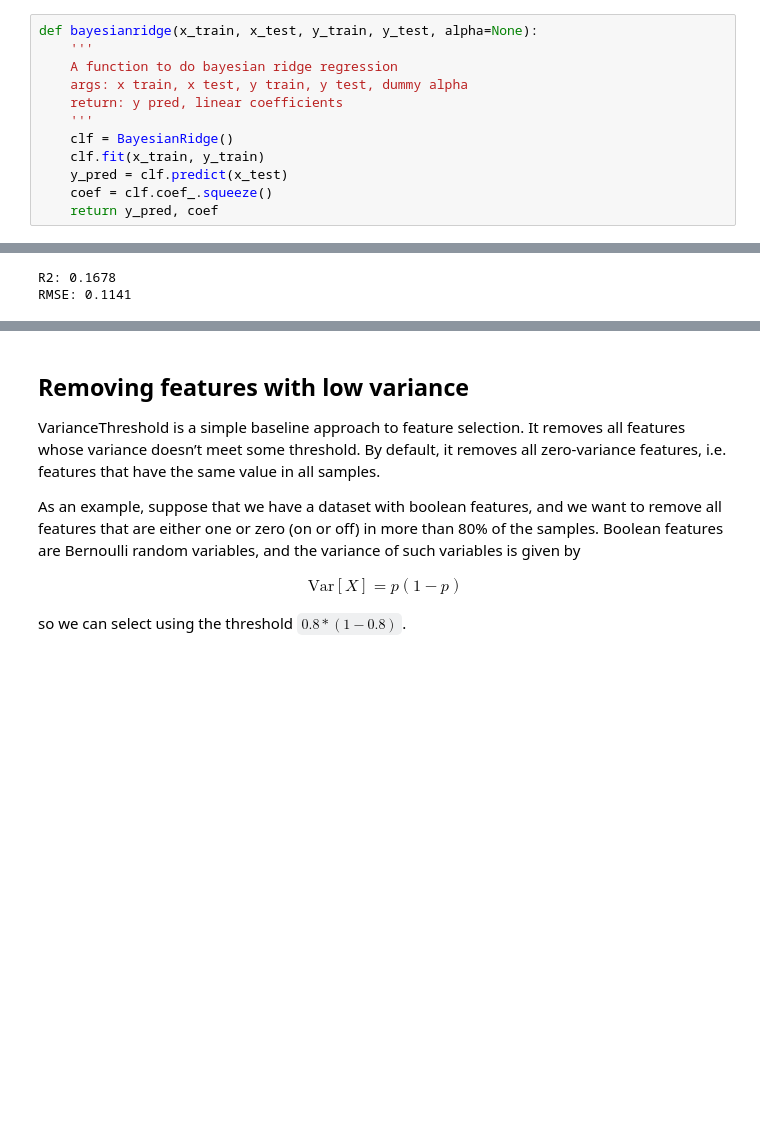
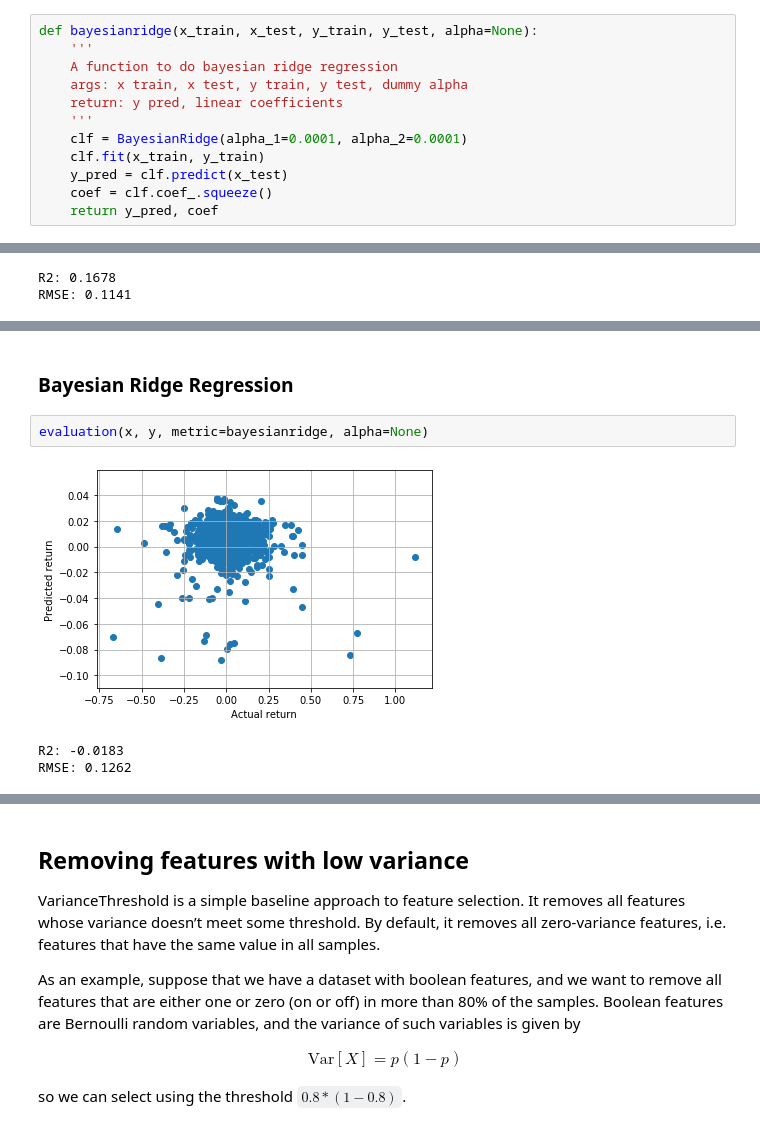
Before and after one commit to yxr126/yujiaren, a Jupyter notebook: Stock_return.ipynb, the cells around one changed output, grey strips where cells are left out. Saved outputs shown, nothing was run; the diff lists cells and outputs as text; blank space fills up the shorter version.

```diff
--- a/Stock_return.ipynb
+++ b/Stock_return.ipynb
@@ -172,7 +174,7 @@ def bayesianridge(x_train, x_test, y_train, y_test, alpha=None):
     args: x train, x test, y train, y test, dummy alpha
     return: y pred, linear coefficients
     '''
-    clf = BayesianRidge()
+    clf = BayesianRidge(alpha_1=0.0001, alpha_2=0.0001)
     clf.fit(x_train, y_train)
     y_pred = clf.predict(x_test)
     coef = clf.coef_.squeeze()
@@ -283,0 +294,8 @@ RMSE: 0.1141
+# %% [markdown]
+### Bayesian Ridge Regression
+# %%
+evaluation(x, y, metric=bayesianridge, alpha=None)
+# %% [output]
+[figure, added]
+R2: -0.0183
+RMSE: 0.1262
```
Also changed, not shown: parts of 26 cells of this notebook, 9 other files.
